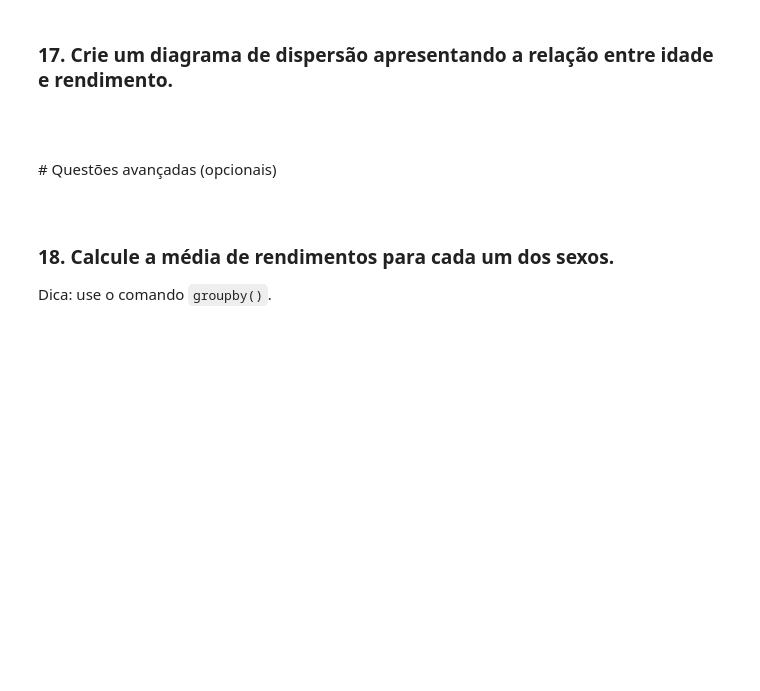
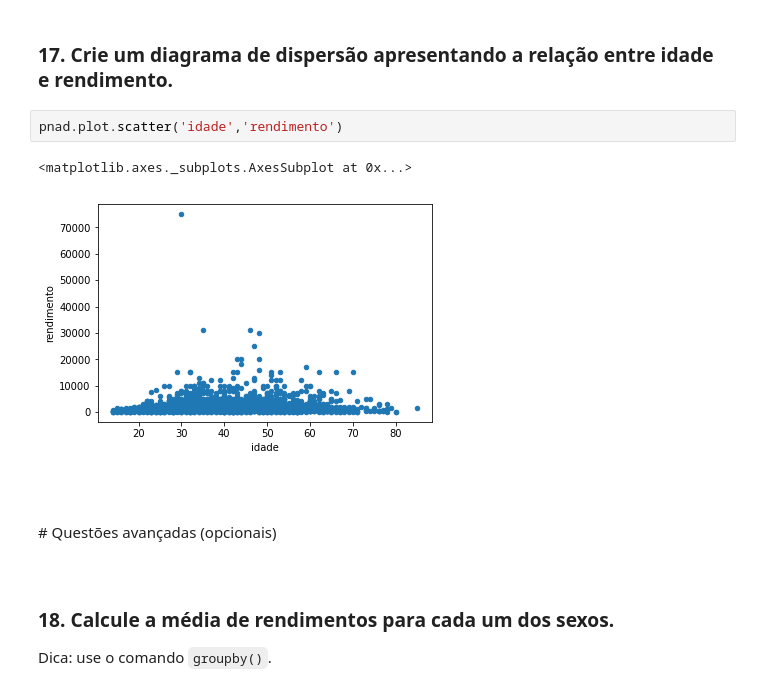
Before and after one commit to anderson-souza/estudosDataScience, a Jupyter notebook: exercicio1.ipynb, the cells around one changed output. Cells and saved outputs as stored; diff of their text form; blank space fills up the shorter version.

```diff
--- a/exercicio1.ipynb
+++ b/exercicio1.ipynb
@@ -33,5 +164,10 @@
 # %% [markdown]
 ### 17. Crie um diagrama de dispersão apresentando a relação entre idade e rendimento.
+# %%
+pnad.plot.scatter('idade','rendimento')
+# %% [output]
+<matplotlib.axes._subplots.AxesSubplot at 0x...>
+[figure, added]
 # %% [markdown]
 <br>
 <br>
```
Also changed, not shown: parts of 20 cells of this notebook, 2 other files.
